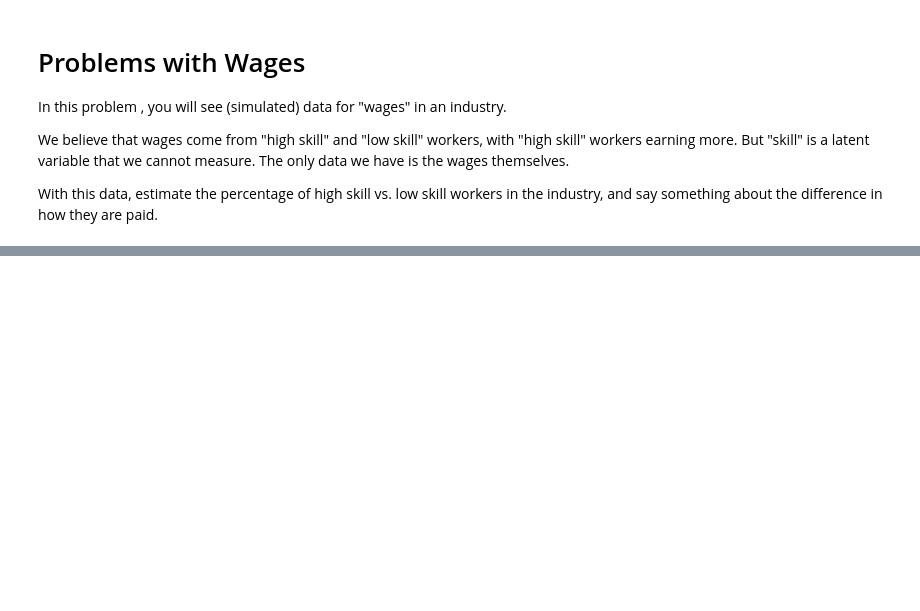
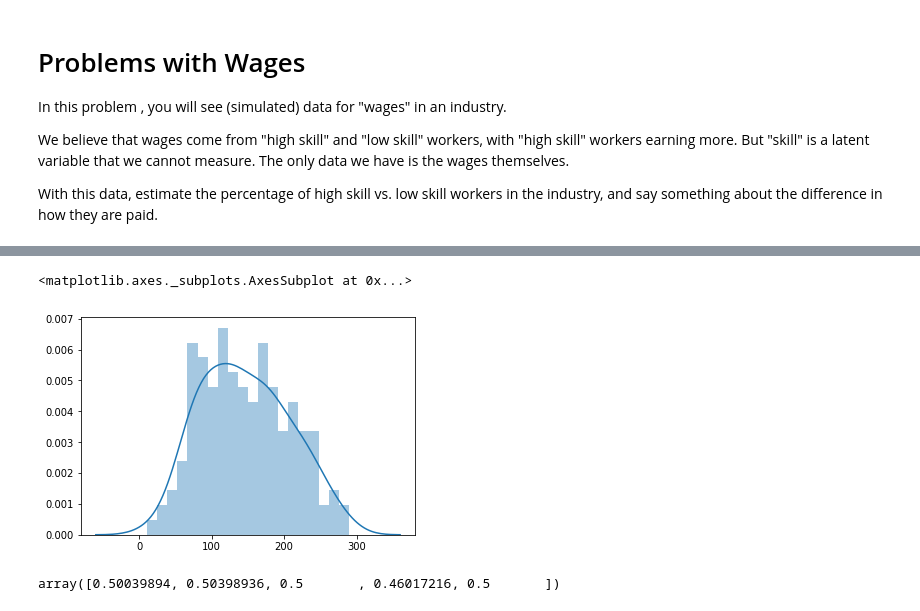
Before and after one commit to LeonardoAlcivar/stats-ta-mixture-models, a Jupyter notebook: exercises.ipynb, the cells around one changed output, grey strips where cells are left out. Cells and saved outputs as stored; diff of their text form; code cells hidden in the pictures; blank space fills up the shorter version.

```diff
--- a/exercises.ipynb
+++ b/exercises.ipynb
@@ -83,0 +606,9 @@ sns.distplot(wages.values, bins=40)
+# %%
+data1 = np.random.normal(100, 10 , size =100)
+data2 = np.random.normal(200, 15, size = 500)
+# %%
+df1 = pd.DataFrame(data1)
+df2 = pd.DataFrame(data2)
+df = pd.concat([df1, df2])
+df = df.reset_index()
+df = df.drop(columns=['index'])
@@ -83,0 +657,9 @@ sns.distplot(wages.values, bins=40)
+# %%
+sns.distplot(df, bins = 20)
+# %% [output]
+<matplotlib.axes._subplots.AxesSubplot at 0x...>
+[figure, added]
+# %%
+norm.cdf([0.1, 1, 0, -10, 0],0,100)
+# %% [output]
+array([0.50039894, 0.50398936, 0.5       , 0.46017216, 0.5       ])
```
Also changed, not shown: parts of 69 cells of this notebook.
